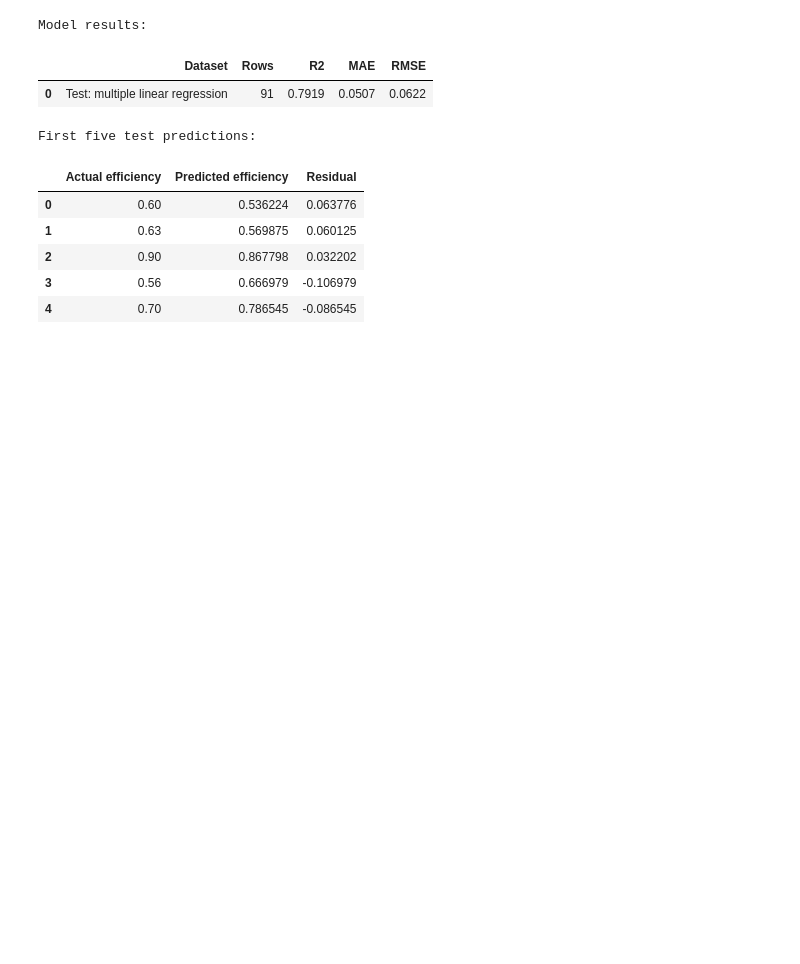
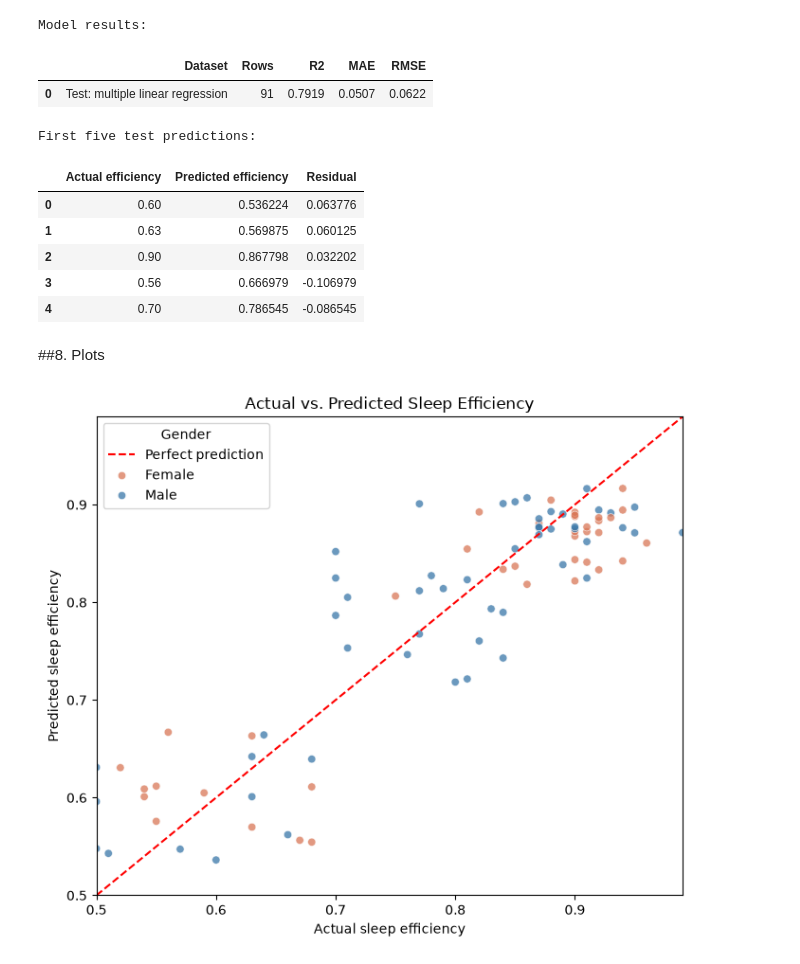
Before and after one commit to DadhaniyaAryan/sleep-efficiency-regression, a Jupyter notebook: main.ipynb, the cells around one changed output. Saved outputs shown, nothing was run; the diff lists cells and outputs as text; code cells hidden in the pictures; blank space fills up the shorter version.

Commit message:
made plots and conclusion.

```diff
--- a/main.ipynb
+++ b/main.ipynb
@@ -234,3 +234,38 @@ First five test predictions:
 | 2 | 0.90 | 0.867798 | 0.032202 |
 | 3 | 0.56 | 0.666979 | -0.106979 |
 | 4 | 0.70 | 0.786545 | -0.086545 |
+# %% [markdown]
+##8. Plots
+# %%
+###8.1 Actual vs predicted sleep efficiency plot
+gender_palette = {"Female": "#d97757", "Male": "#3977a8"}
+
+actual_values = y_test.to_numpy()
+predicted_values = np.asarray(test_predictions)
+gender_values = X_test["Gender"].astype(str).to_numpy()
+
+low = min(actual_values.min(), predicted_values.min())
+high = max(actual_values.max(), predicted_values.max())
+
+plt.figure(figsize=(7, 6))
+plt.plot([low, high], [low, high], linestyle="--", color="red", label="Perfect prediction")
+
+sns.scatterplot(
+    x=actual_values,
+    y=predicted_values,
+    hue=gender_values,
+    hue_order=["Female", "Male"],
+    palette=gender_palette,
+    alpha=0.75,
+)
+
+plt.title("Actual vs. Predicted Sleep Efficiency")
+plt.xlabel("Actual sleep efficiency")
+plt.ylabel("Predicted sleep efficiency")
+plt.xlim(low, high)
+plt.ylim(low, high)
+plt.legend(title="Gender")
+plt.tight_layout()
+plt.show()
+# %% [output]
+[figure, added]
```
Also changed, not shown: parts of 2 cells of this notebook.
